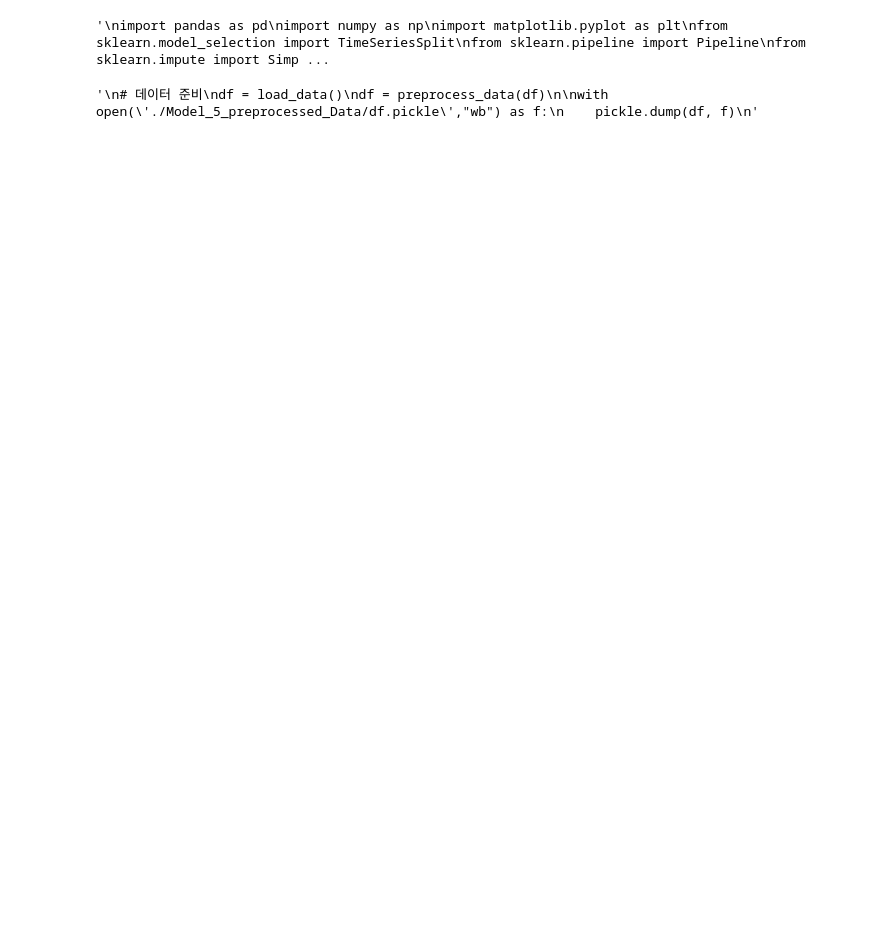
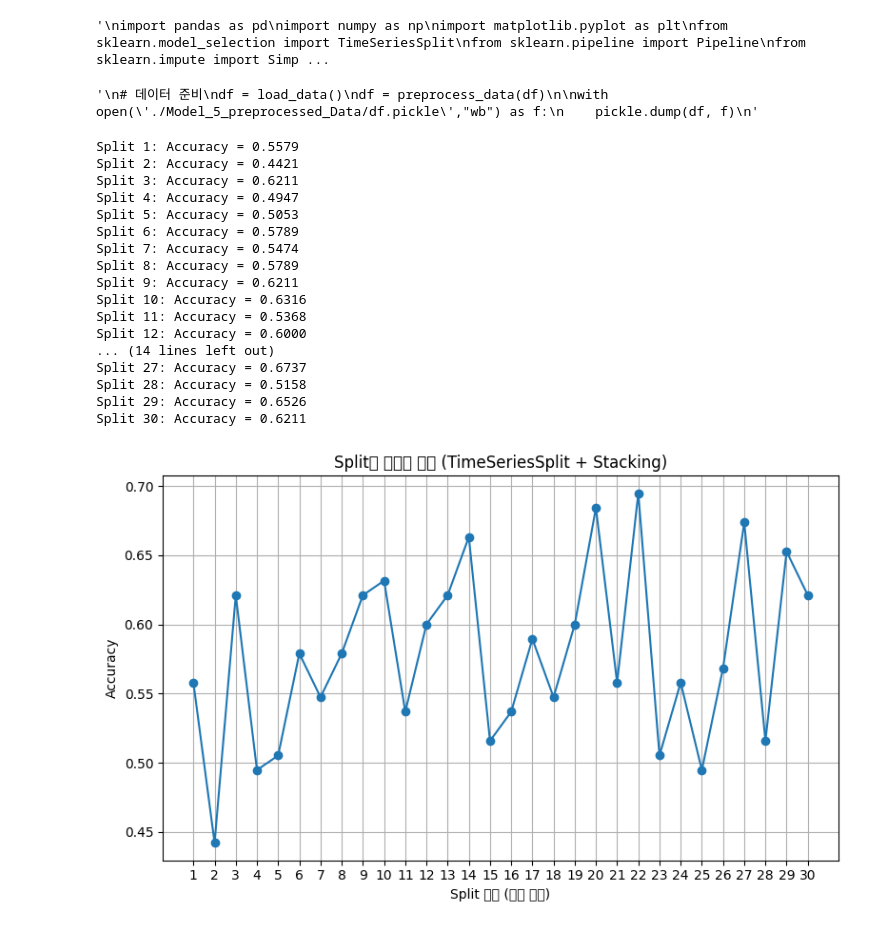
Before and after one commit to jinha12345/BASEBALL, a Jupyter notebook: New5_Model.ipynb, the cells around one changed output. Drawn from its saved outputs; the diff is of its cells as text; code cells hidden in the pictures; blank space fills up the shorter version.

```diff
--- a/New5_Model.ipynb
+++ b/New5_Model.ipynb
@@ -391,6 +391,81 @@ with open('./Model_5_preprocessed_Data/df.pickle',"wb") as f:
 '''
 # %% [output]
 '\n# 데이터 준비\ndf = load_data()\ndf = preprocess_data(df)\n\nwith open(\'./Model_5_preprocessed_Data/df.pickle\',"wb") as f:\n    pickle.dump(df, f)\n'
+# %%
+with open('./Model_5_preprocessed_Data/df.pickle',"rb") as f:
+    df = pickle.load(f)
+
+df = add_betting_odds(df, 'betman_games_수정.xlsx')
+df = df.dropna(subset=['배당률'])
+
+
+features = [
+    '팀명_인코딩', '경기장_인코딩', '홈/원정_인코딩',
+    '최근승률', '최근평균득점', '최근평균안타', '최근평균홈런',
+    '최근평균타율', '최근평균출루율', '배당률']
+#, '득점률', '출루율', '배당률']
+
+X = df[features]
+y = (df['승리여부'] == '승').astype(int)
+
+# 전처리 파이프라인
+preprocessing = Pipeline([
+    ('imputer', SimpleImputer(strategy='mean')),
+    ('scaler', StandardScaler())
+])
+
+# 시계열 분할 및 반복 학습
+tscv = TimeSeriesSplit(n_splits=30)
+accuracies = []
+
+for i, (train_index, test_index) in enumerate(tscv.split(X)):
+    X_train, X_test = X.iloc[train_index], X.iloc[test_index]
+    y_train, y_test = y.iloc[train_index], y.iloc[test_index]
+
+    # 전처리
+    X_train_processed = preprocessing.fit_transform(X_train)
+    X_test_processed = preprocessing.transform(X_test)
+
+    # 스태킹 모델 준비
+    base_models = create_base_models()
+    stacking_model = create_stacking_classifier(base_models)
+
+    # 모델 학습 및 평가
+    stacking_model.fit(X_train_processed, y_train)
+    y_pred = stacking_model.predict(X_test_processed)
+    acc = accuracy_score(y_test, y_pred)
+    accuracies.append(acc)
+    print(f"Split {i+1}: Accuracy = {acc:.4f}")
+
+# 정확도 시각화
+plt.figure(figsize=(8, 5))
+plt.plot(range(1, len(accuracies) + 1), accuracies, marker='o', linestyle='-')
+plt.title("Split별 정확도 추이 (TimeSeriesSplit + Stacking)")
+plt.xlabel("Split 번호 (시간 순서)")
+plt.ylabel("Accuracy")
+plt.xticks(range(1, len(accuracies) + 1, max(1, len(accuracies) // 20)))
+plt.grid(True)
+plt.tight_layout()
+plt.show()
+# %% [output]
+Split 1: Accuracy = 0.5579
+Split 2: Accuracy = 0.4421
+Split 3: Accuracy = 0.6211
+Split 4: Accuracy = 0.4947
+Split 5: Accuracy = 0.5053
+Split 6: Accuracy = 0.5789
+Split 7: Accuracy = 0.5474
+Split 8: Accuracy = 0.5789
+Split 9: Accuracy = 0.6211
+Split 10: Accuracy = 0.6316
+Split 11: Accuracy = 0.5368
+Split 12: Accuracy = 0.6000
+... (14 lines left out)
+Split 27: Accuracy = 0.6737
+Split 28: Accuracy = 0.5158
+Split 29: Accuracy = 0.6526
+Split 30: Accuracy = 0.6211
+[figure, added]
 # %%
 with open('./Model_5_preprocessed_Data/df.pickle',"rb") as f:
     df = pickle.load(f)
```
Also changed, not shown: parts of 1 cell of this notebook.
